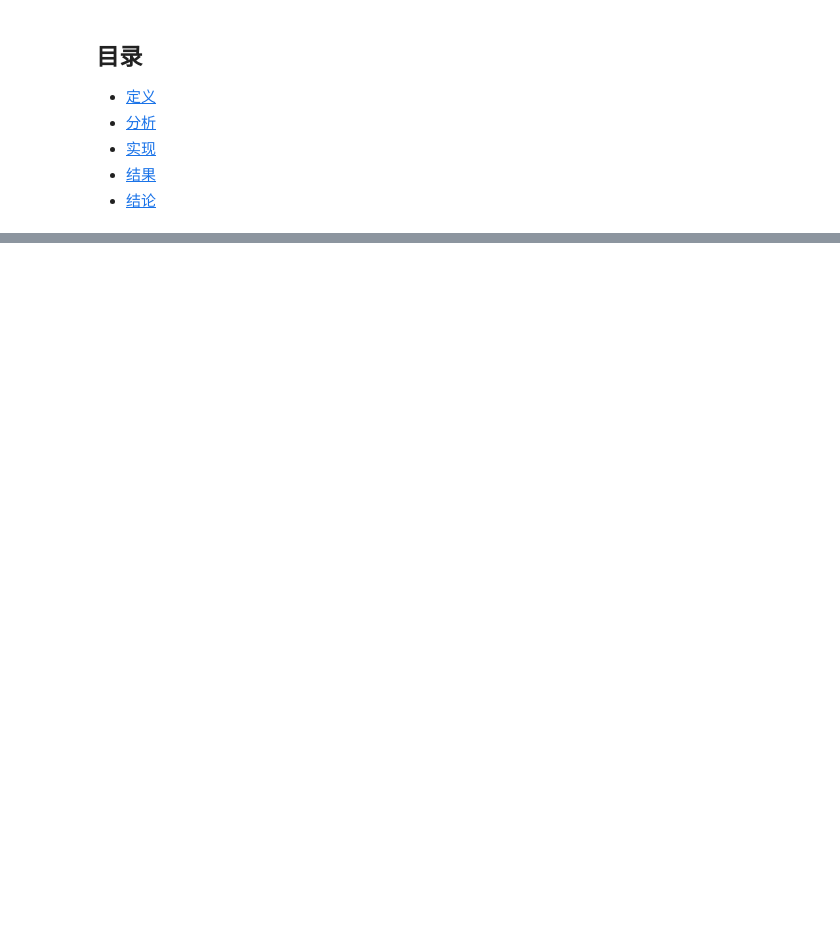
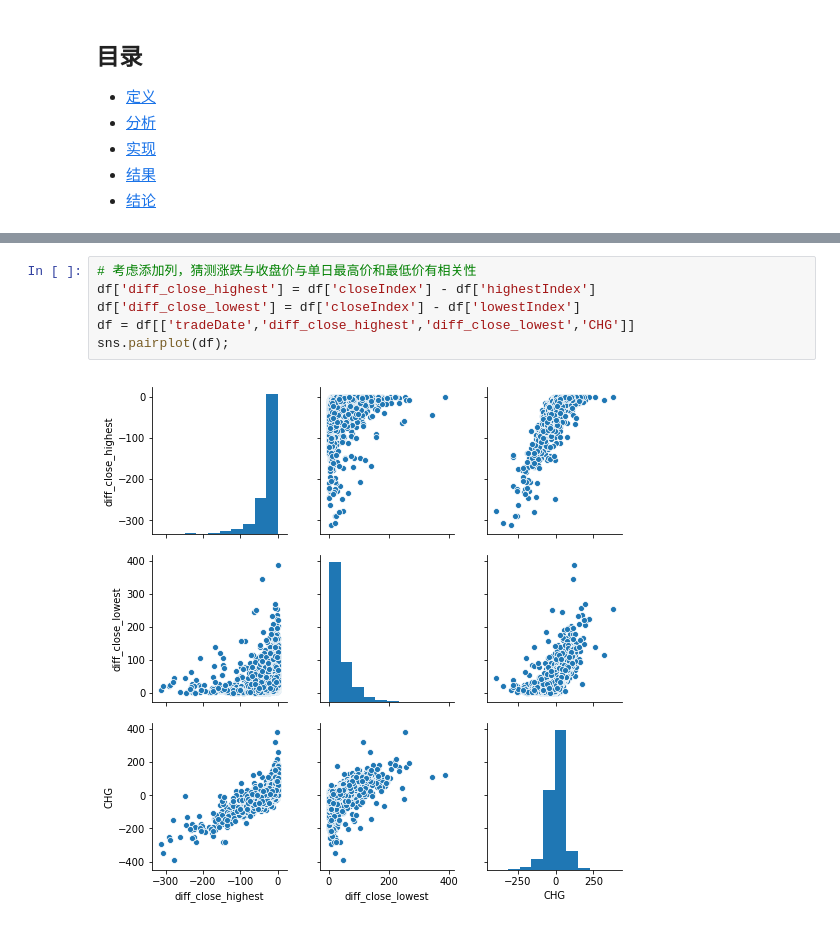
Before and after one commit to hanyang7427/stock-predict, a Jupyter notebook: AIPND Capstone Template.ipynb, the cells around one changed output, grey strips where cells are left out. Drawn from its saved outputs; the diff is of its cells as text; blank space fills up the shorter version.

```diff
--- a/AIPND Capstone Template.ipynb
+++ b/AIPND Capstone Template.ipynb
@@ -192,0 +105,8 @@
+# %%
+# 考虑添加列，猜测涨跌与收盘价与单日最高价和最低价有相关性
+df['diff_close_highest'] = df['closeIndex'] - df['highestIndex']
+df['diff_close_lowest'] = df['closeIndex'] - df['lowestIndex']
+df = df[['tradeDate','diff_close_highest','diff_close_lowest','CHG']]
+sns.pairplot(df);
+# %% [output]
+[figure, added]
```
Also changed, not shown: parts of 40 cells of this notebook.
